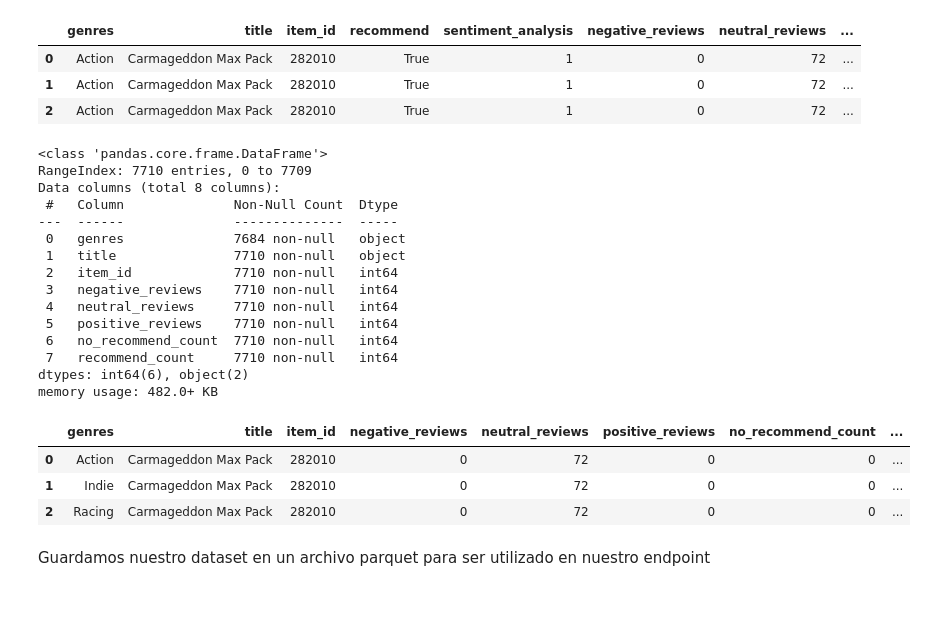
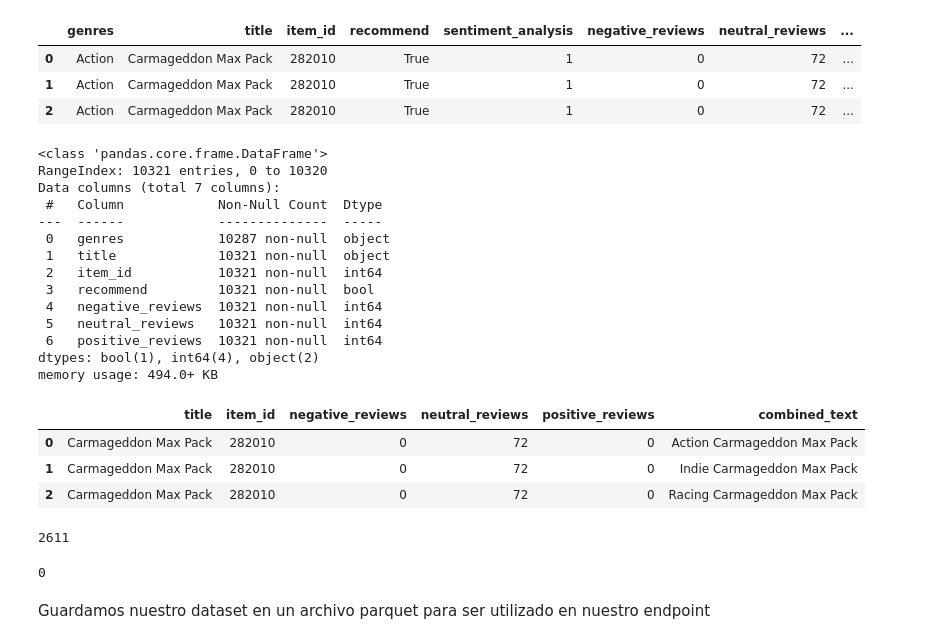
Before and after one commit to alexis4320/Sistema_Recomendacion_Steam_Games, a Jupyter notebook: Notebooks/Funciones.ipynb, the cells around one changed output. Saved outputs shown, nothing was run; the diff lists cells and outputs as text; code cells hidden in the pictures; blank space fills up the shorter version.

```diff
--- a/Notebooks/Funciones.ipynb
+++ b/Notebooks/Funciones.ipynb
@@ -269,7 +269,7 @@ conteo_recomendaciones.reset_index(inplace=True)
 Unimos los el contemos de sentimiento y recomendaciones a traves de la columna 'title' del datafram original.
 # %%
 df_modelo = pd.merge(df_modelo, conteo_sentimientos, on='title', how='inner')
-df_modelo = pd.merge(df_modelo, conteo_recomendaciones, on='title', how='inner')
+# df_modelo = pd.merge(df_modelo, conteo_recomendaciones, on='title', how='inner')
 df_modelo.head(3)
 # %% [output]
 |  | genres | title | item_id | recommend | sentiment_analysis | negative_reviews | neutral_reviews | ... |
@@ -277,25 +277,25 @@ df_modelo.head(3)
 | 1 | Action | Carmageddon Max Pack | 282010 | True | 1 | 0 | 72 | ... |
 | 2 | Action | Carmageddon Max Pack | 282010 | True | 1 | 0 | 72 | ... |
 # %%
-df_modelo.drop(['recommend','sentiment_analysis'], axis=1, inplace=True)
+# df_modelo.drop(['recommend','sentiment_analysis'], axis=1, inplace=True)
+df_modelo.drop(['sentiment_analysis'], axis=1, inplace=True)
 df_modelo.drop_duplicates(inplace=True)
 df_modelo.reset_index(drop=True, inplace=True)
 df_modelo.info()
 # %% [output]
 <class 'pandas.core.frame.DataFrame'>
-RangeIndex: 7710 entries, 0 to 7709
-Data columns (total 8 columns):
- #   Column              Non-Null Count  Dtype
----  ------              --------------  -----
- 0   genres              7684 non-null   object
- 1   title               7710 non-null   object
- 2   item_id             7710 non-null   int64
- 3   negative_reviews    7710 non-null   int64
- 4   neutral_reviews     7710 non-null   int64
- 5   positive_reviews    7710 non-null   int64
- 6   no_recommend_count  7710 non-null   int64
- 7   recommend_count     7710 non-null   int64
-dtypes: int64(6), object(2)
-memory usage: 482.0+ KB
+RangeIndex: 10321 entries, 0 to 10320
+Data columns (total 7 columns):
+ #   Column            Non-Null Count  Dtype
+---  ------            --------------  -----
+ 0   genres            10287 non-null  object
+ 1   title             10321 non-null  object
+ 2   item_id           10321 non-null  int64
+ 3   recommend         10321 non-null  bool
+ 4   negative_reviews  10321 non-null  int64
+ 5   neutral_reviews   10321 non-null  int64
+ 6   positive_reviews  10321 non-null  int64
+dtypes: bool(1), int64(4), object(2)
+memory usage: 494.0+ KB
 # %%
 text_features = ['genres','title']
@@ -303,11 +304,22 @@ numeric_features = ['negative_reviews', 'neutral_reviews', 'positive_reviews','n
 # %%
 df_modelo['combined_text'] = df_modelo[text_features].apply(lambda row: ' '.join(row.values.astype(str)), axis=1)
+df_modelo.drop(['genres','recommend'], axis=1, inplace=True)
 df_modelo.head(3)
 # %% [output]
-|  | genres | title | item_id | negative_reviews | neutral_reviews | positive_reviews | no_recommend_count | ... |
-| 0 | Action | Carmageddon Max Pack | 282010 | 0 | 72 | 0 | 0 | ... |
-| 1 | Indie | Carmageddon Max Pack | 282010 | 0 | 72 | 0 | 0 | ... |
-| 2 | Racing | Carmageddon Max Pack | 282010 | 0 | 72 | 0 | 0 | ... |
+|  | title | item_id | negative_reviews | neutral_reviews | positive_reviews | combined_text |
+| 0 | Carmageddon Max Pack | 282010 | 0 | 72 | 0 | Action Carmageddon Max Pack |
+| 1 | Carmageddon Max Pack | 282010 | 0 | 72 | 0 | Indie Carmageddon Max Pack |
+| 2 | Carmageddon Max Pack | 282010 | 0 | 72 | 0 | Racing Carmageddon Max Pack |
+# %%
+df_modelo.duplicated().sum()
+# %% [output]
+2611
+# %%
+df_modelo.drop_duplicates(inplace=True)
+df_modelo.reset_index(drop=True, inplace=True)
+df_modelo.duplicated().sum()
+# %% [output]
+0
 # %% [markdown]
 Guardamos nuestro dataset en un archivo parquet para ser utilizado en nuestro endpoint
 # %%
```
Also changed, not shown: parts of 2 cells of this notebook, 2 other files.
